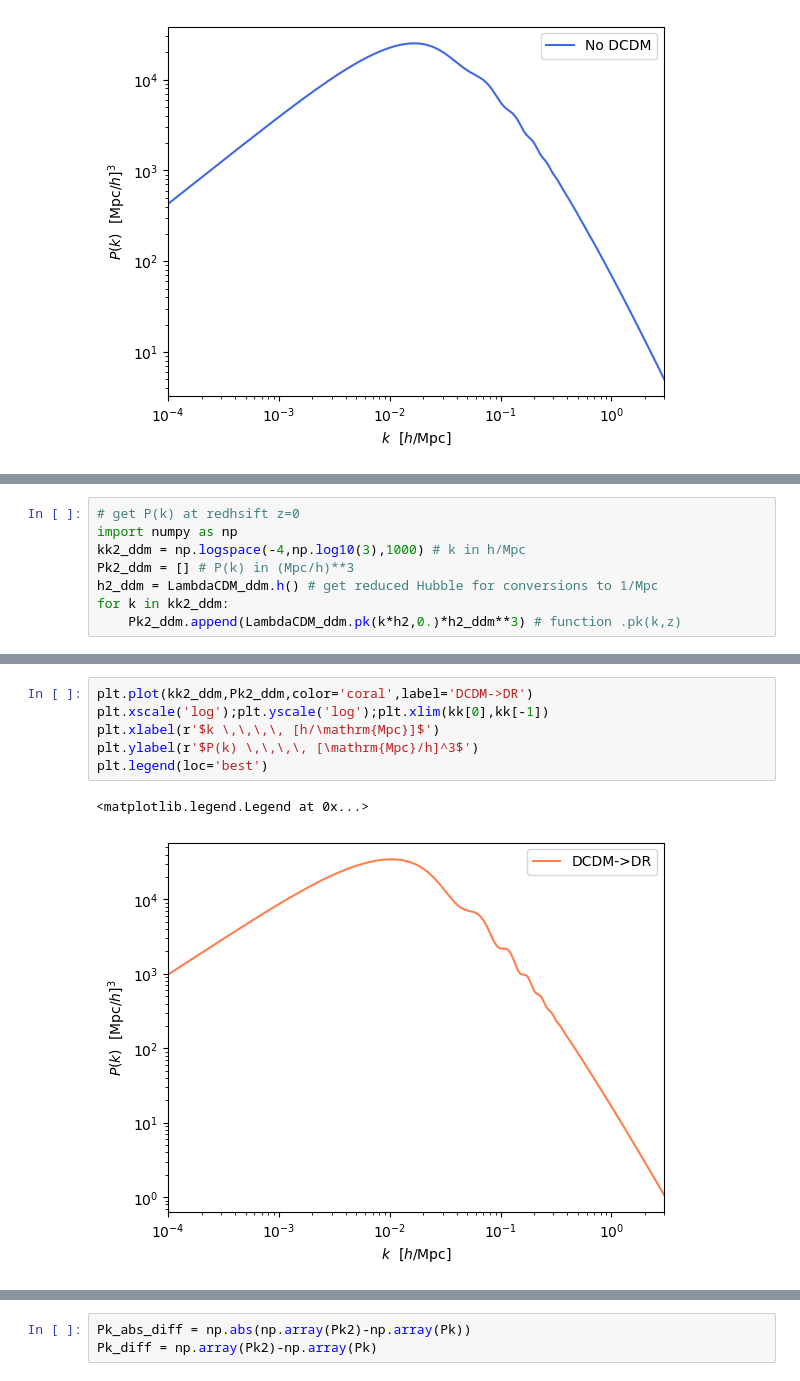
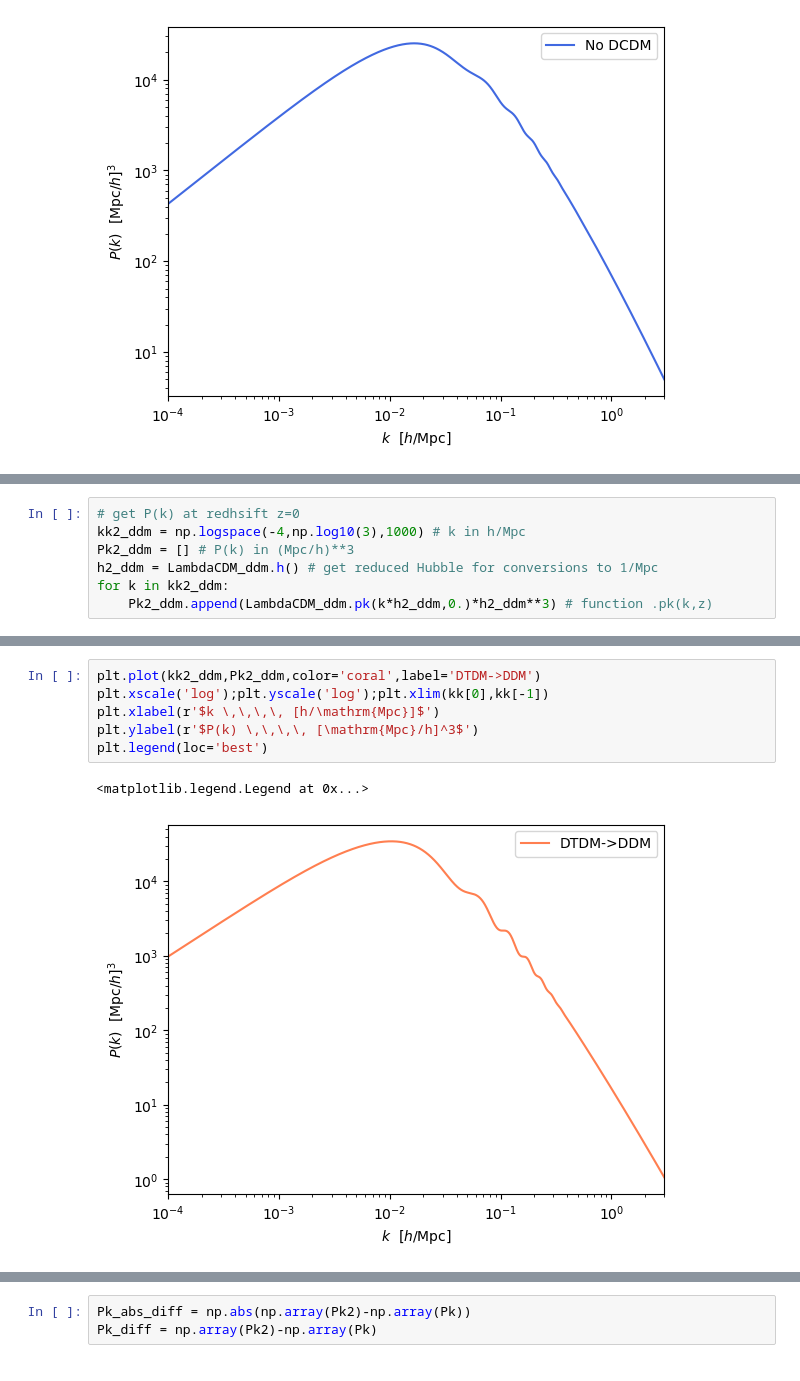
Before and after one commit to Segalikeme/CLASS_DMcGill, a Jupyter notebook: notebooks/testing copy.ipynb, the cells around one changed output, grey strips where cells are left out. Drawn from its saved outputs; the diff is of its cells as text.

```diff
--- a/notebooks/testing copy.ipynb
+++ b/notebooks/testing copy.ipynb
@@ -66,11 +90,10 @@ for k in kk2:
     Pk2.append(LambdaCDM_dr.pk(k*h2,0.)*h2**3) # function .pk(k,z)
 # %%
 # get P(k) at redhsift z=0
-import numpy as np
 kk2_ddm = np.logspace(-4,np.log10(3),1000) # k in h/Mpc
 Pk2_ddm = [] # P(k) in (Mpc/h)**3
 h2_ddm = LambdaCDM_ddm.h() # get reduced Hubble for conversions to 1/Mpc
 for k in kk2_ddm:
-    Pk2_ddm.append(LambdaCDM_ddm.pk(k*h2,0.)*h2_ddm**3) # function .pk(k,z)
+    Pk2_ddm.append(LambdaCDM_ddm.pk(k*h2_ddm,0.)*h2_ddm**3) # function .pk(k,z)
 # %%
 plt.plot(kk2,Pk2,color='coral',label='DCDM->DR')
@@ -84,12 +118,12 @@ plt.legend(loc='best')
 # %%
-plt.plot(kk2_ddm,Pk2_ddm,color='coral',label='DCDM->DR')
+plt.plot(kk2_ddm,Pk2_ddm,color='coral',label='DTDM->DDM')
 plt.xscale('log');plt.yscale('log');plt.xlim(kk[0],kk[-1])
 plt.xlabel(r'$k \,\,\,\, [h/\mathrm{Mpc}]$')
 plt.ylabel(r'$P(k) \,\,\,\, [\mathrm{Mpc}/h]^3$')
 plt.legend(loc='best')
 # %% [output]
 <matplotlib.legend.Legend at 0x...>
-[figure, old version]
+[figure, new version]
 # %%
 plt.plot(kk,Pk,color='royalblue',label='No DCDM')
 plt.plot(kk2,Pk2,color='coral',label='DCDM->DR')
```
Also changed, not shown: parts of 23 cells of this notebook, 34 other files.
